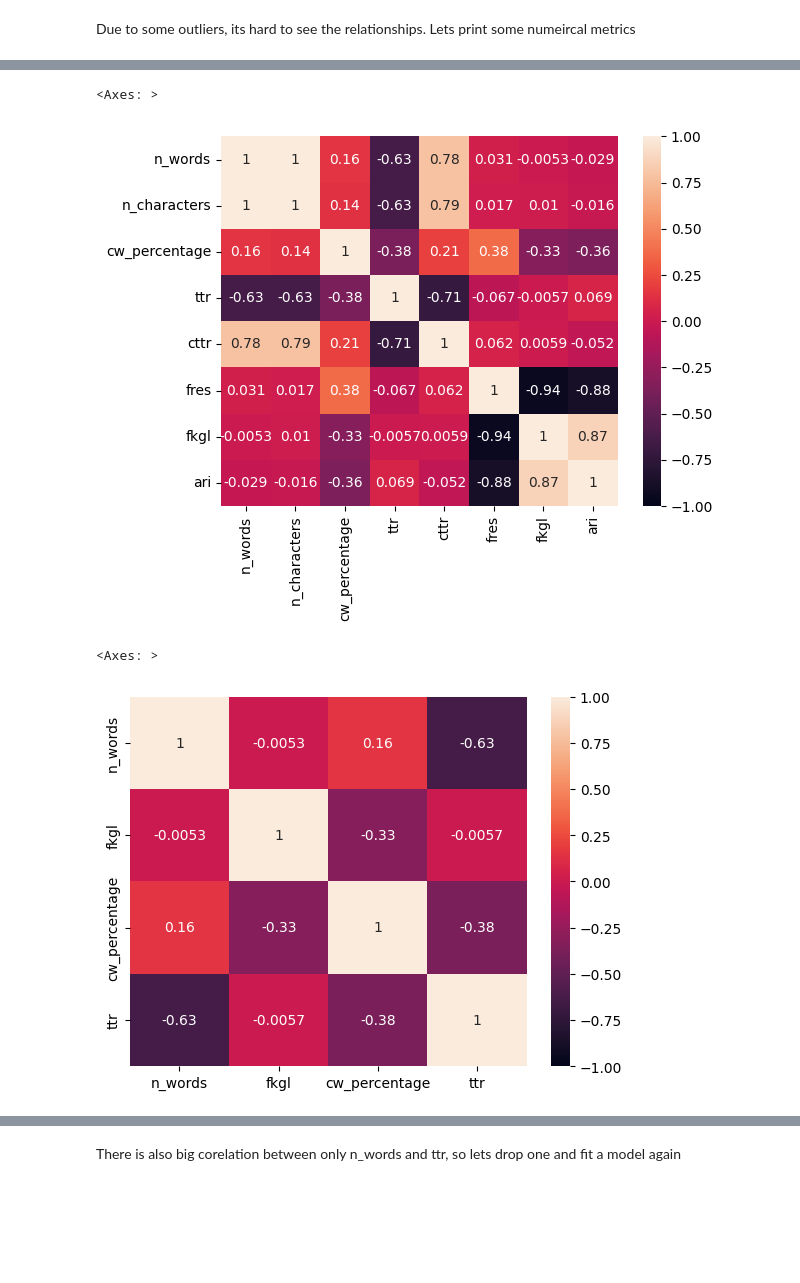
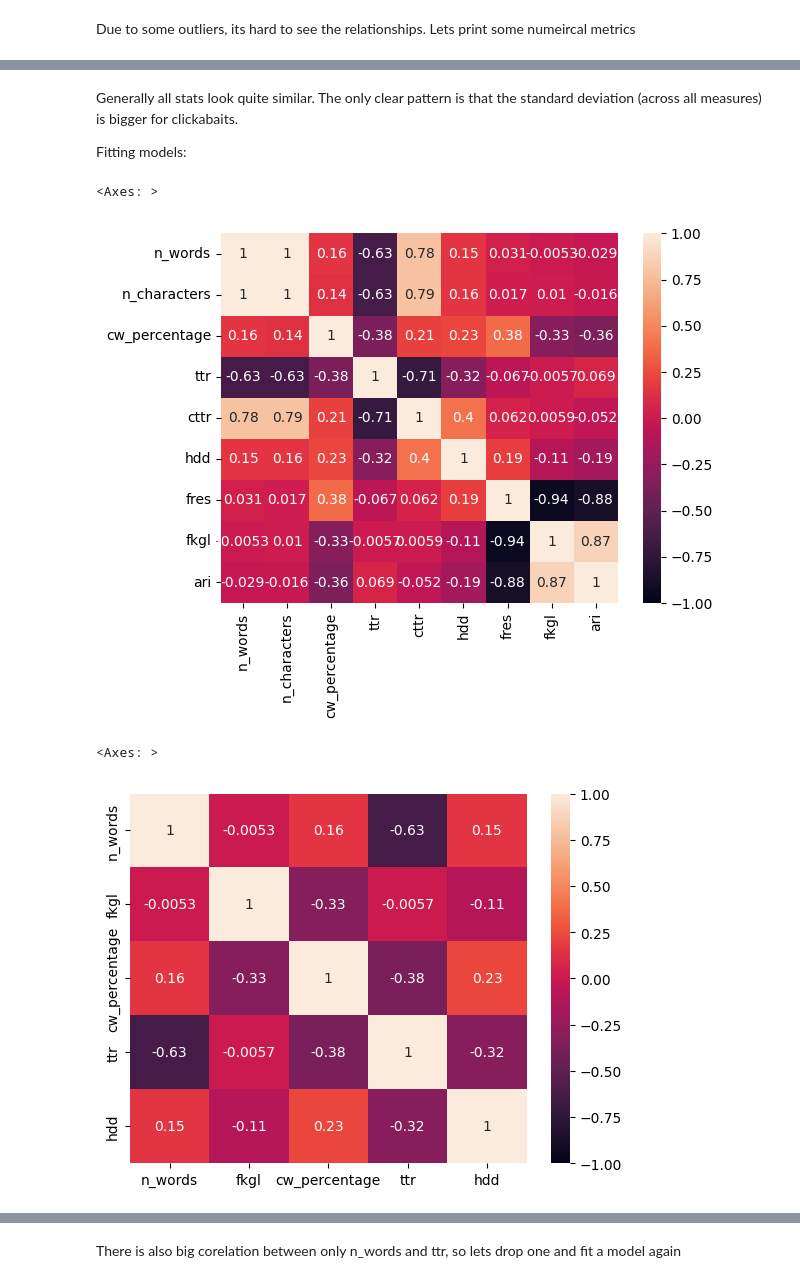
Before and after one commit to matkubita/ClickbaitDetectionThesis, a Jupyter notebook: 8-Informativeness-Measures.ipynb, the cells around one changed output, grey strips where cells are left out. Saved outputs shown, nothing was run; the diff lists cells and outputs as text; code cells hidden in the pictures; blank space fills up the shorter version.

Commit message:
informativenss measures finished

```diff
--- a/8-Informativeness-Measures.ipynb
+++ b/8-Informativeness-Measures.ipynb
@@ -359,8 +361,7 @@ body_metrics = data.copy()
 # %%
 # apply metrics
 for name, function in metrics_functions.items():
-    if name != "hdd":
-        body_metrics[name] = body_metrics['body'].apply(function)
+    body_metrics[name] = body_metrics['body'].apply(function)
 # %%
 # check histograms
 body_metrics.drop(['title', 'body'], axis=1).hist(figsize=(12,12))
@@ -403,3 +429,7 @@ import statsmodels.api as sm
+# %% [markdown]
+Generally all stats look quite similar. The only clear pattern is that the standard deviation (across all measures) is bigger for clickabaits.
+
+Fitting models:
 # %%
 # check corelation
 X = body_metrics.drop(['title', 'body', 'clickbait'], axis=1)
@@ -408,16 +438,16 @@ y = body_metrics['clickbait']
 sns.heatmap(X.corr(), annot=True, vmax=1, vmin=-1)
 # %% [output]
 <Axes: >
-[figure, old version]
+[figure, new version]
 # %%
 # dropping correlated columns 'n_characters', 'cttr', 'fres', 'ari'
-X = body_metrics[['n_words', 'fkgl', 'cw_percentage', 'ttr']]
+X = body_metrics[['n_words', 'fkgl', 'cw_percentage', 'ttr', 'hdd']]
 y = body_metrics['clickbait']
 
 sns.heatmap(X.corr(), annot=True, vmax=1, vmin=-1)
 # %% [output]
 <Axes: >
-[figure, old version]
+[figure, new version]
 # %%
 # split and prepare data
 X_train, X_test, y_train, y_test = train_test_split(X, y, random_state=42)
```
Also changed, not shown: parts of 21 cells of this notebook.
